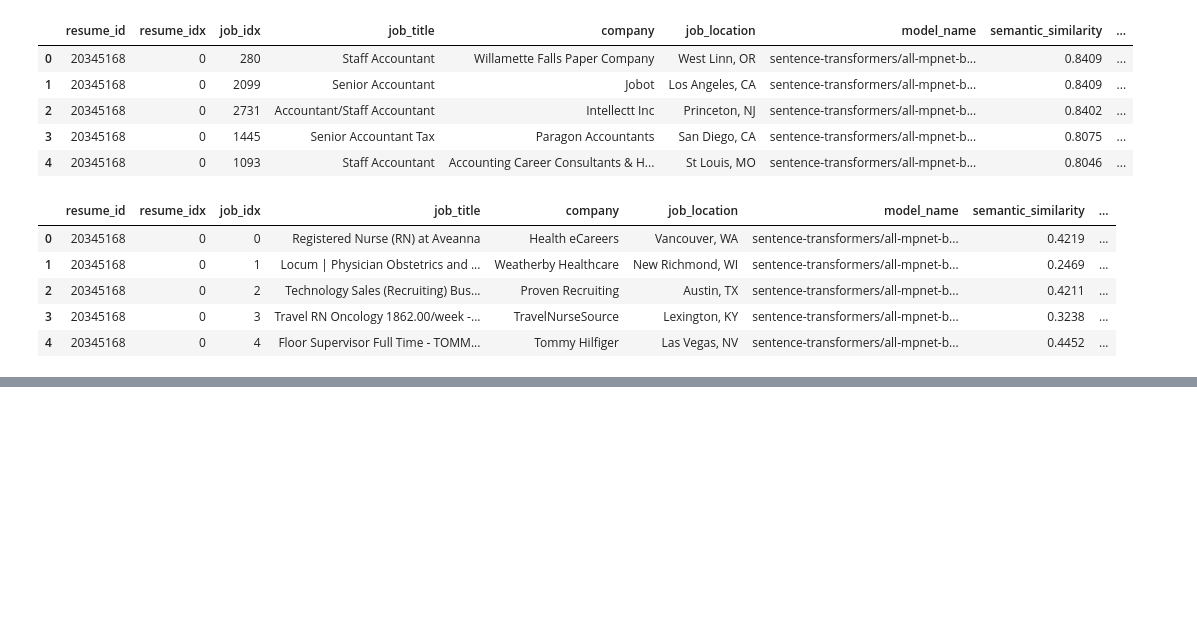
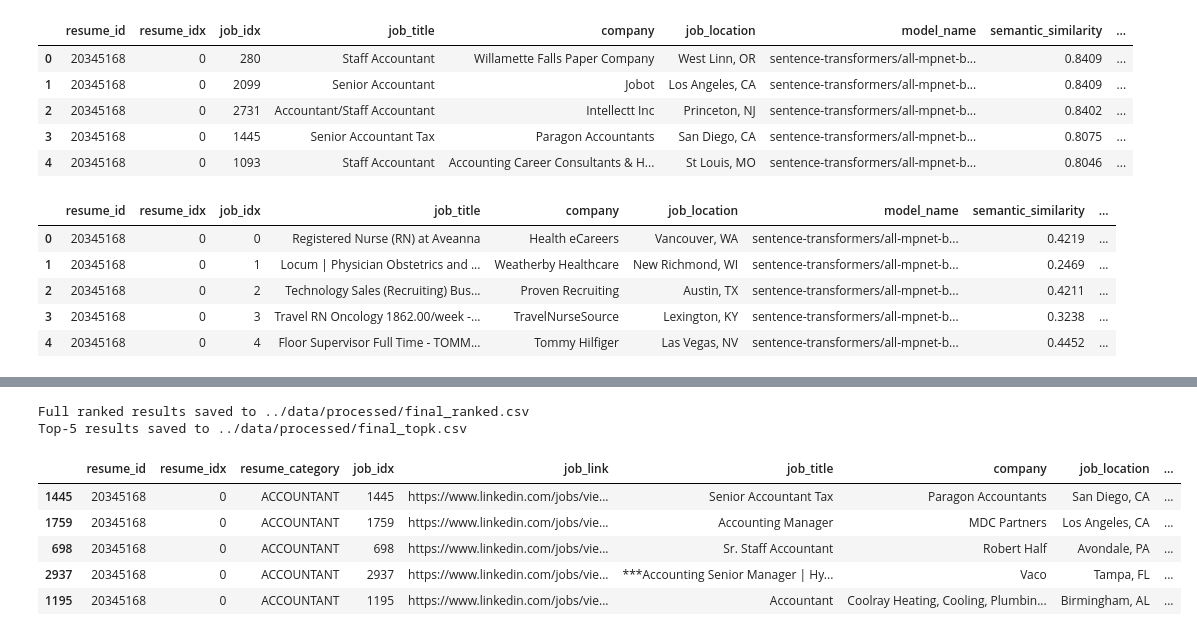
Before and after one commit to yukkigu/resume-job-matcher, a Jupyter notebook: notebooks/score.ipynb, the cells around one changed output, grey strips where cells are left out. Drawn from its saved outputs; the diff is of its cells as text; code cells hidden in the pictures; blank space fills up the shorter version.

```diff
--- a/notebooks/score.ipynb
+++ b/notebooks/score.ipynb
@@ -40,3 +48,12 @@ model_pairs_df, model_topk_df = compute_text_pairs_and_topk(
     job_df=job_out,
     model_name=embedder,
 )
+# %%
+model_pairs_df = model_pairs_df.rename(columns={
+    "final_score": "tfidf_score"
+})
+
+tfidf_scores_df = save_model_scores(
+    df=model_pairs_df,
+    output_path="../data/processed/tfidf_scores.csv"
+)
@@ -160,0 +252,6 @@ display(model_pairs_df.head())
+# %%
+# Read in all the scores for final fusion
+skill_pairs_df = f"{processed_dir}/dictionary_pair_scores.csv"
+
+skill_scores_df = pd.read_csv(skill_pairs_df)
+print("Loaded skill dictionary scores from extracted files")
@@ -160,0 +336,19 @@ display(model_pairs_df.head())
+# %%
+tfidf_ranked_df, tfidf_topk_df = compute_ranks_and_topk(
+    final_scores_df=tfidf_final_score_df,
+    score_col="final_score",
+    resume_id_col="resume_id",
+    top_k=5
+)
+
+top5_resume1 = get_topk_for_resume(tfidf_ranked_df, resume_id=20345168, k=5)
+top5_resume1
+# %% [output]
+Full ranked results saved to ../data/processed/final_ranked.csv
+Top-5 results saved to ../data/processed/final_topk.csv
+|  | resume_id | resume_idx | resume_category | job_idx | job_link | job_title | company | job_location | ... |
+| 1445 | 20345168 | 0 | ACCOUNTANT | 1445 | https://www.linkedin.com/jobs/vie... | Senior Accountant Tax | Paragon Accountants | San Diego, CA | ... |
+| 1759 | 20345168 | 0 | ACCOUNTANT | 1759 | https://www.linkedin.com/jobs/vie... | Accounting Manager | MDC Partners | Los Angeles, CA | ... |
+| 698 | 20345168 | 0 | ACCOUNTANT | 698 | https://www.linkedin.com/jobs/vie... | Sr. Staff Accountant | Robert Half | Avondale, PA | ... |
+| 2937 | 20345168 | 0 | ACCOUNTANT | 2937 | https://www.linkedin.com/jobs/vie... | ***Accounting Senior Manager | Hy... | Vaco | Tampa, FL | ... |
+| 1195 | 20345168 | 0 | ACCOUNTANT | 1195 | https://www.linkedin.com/jobs/vie... | Accountant | Coolray Heating, Cooling, Plumbin... | Birmingham, AL | ... |
```
Also changed, not shown: parts of 14 cells of this notebook, 2 other files.
